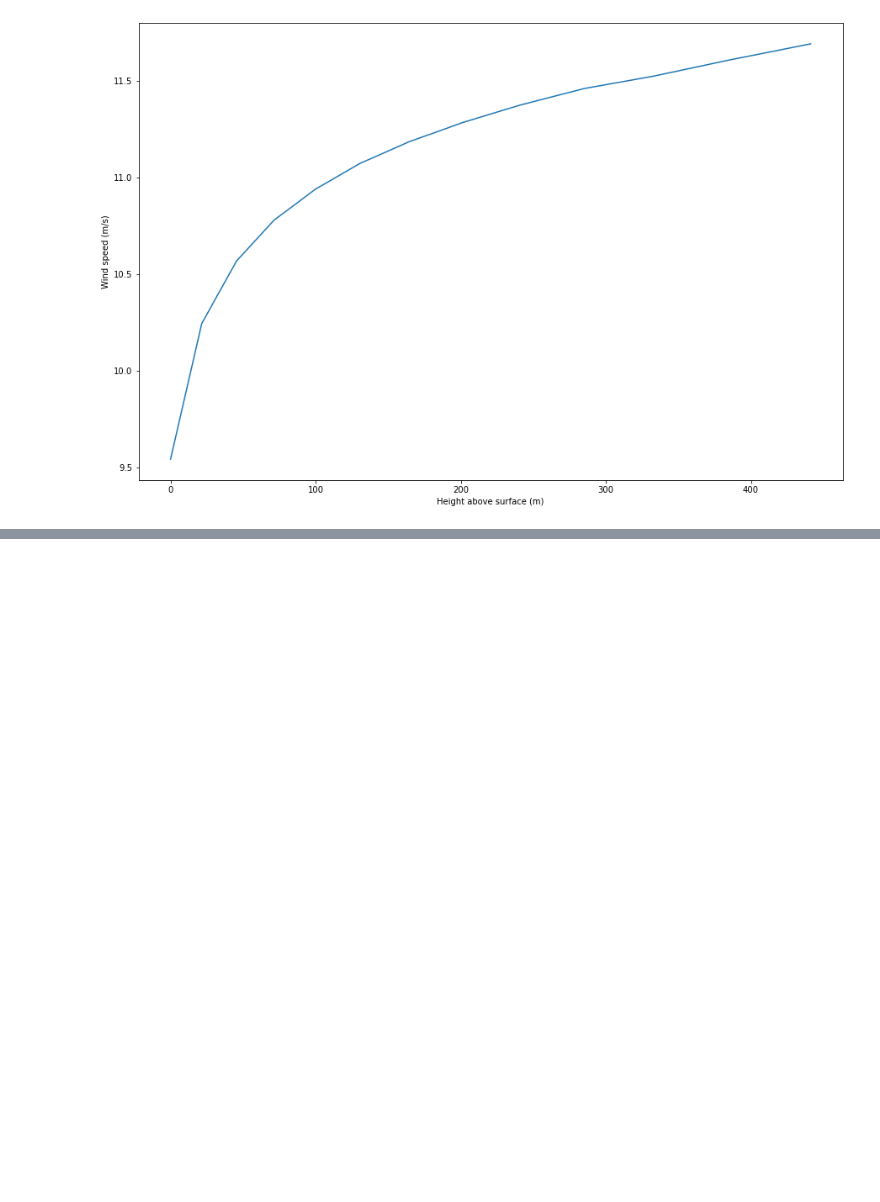
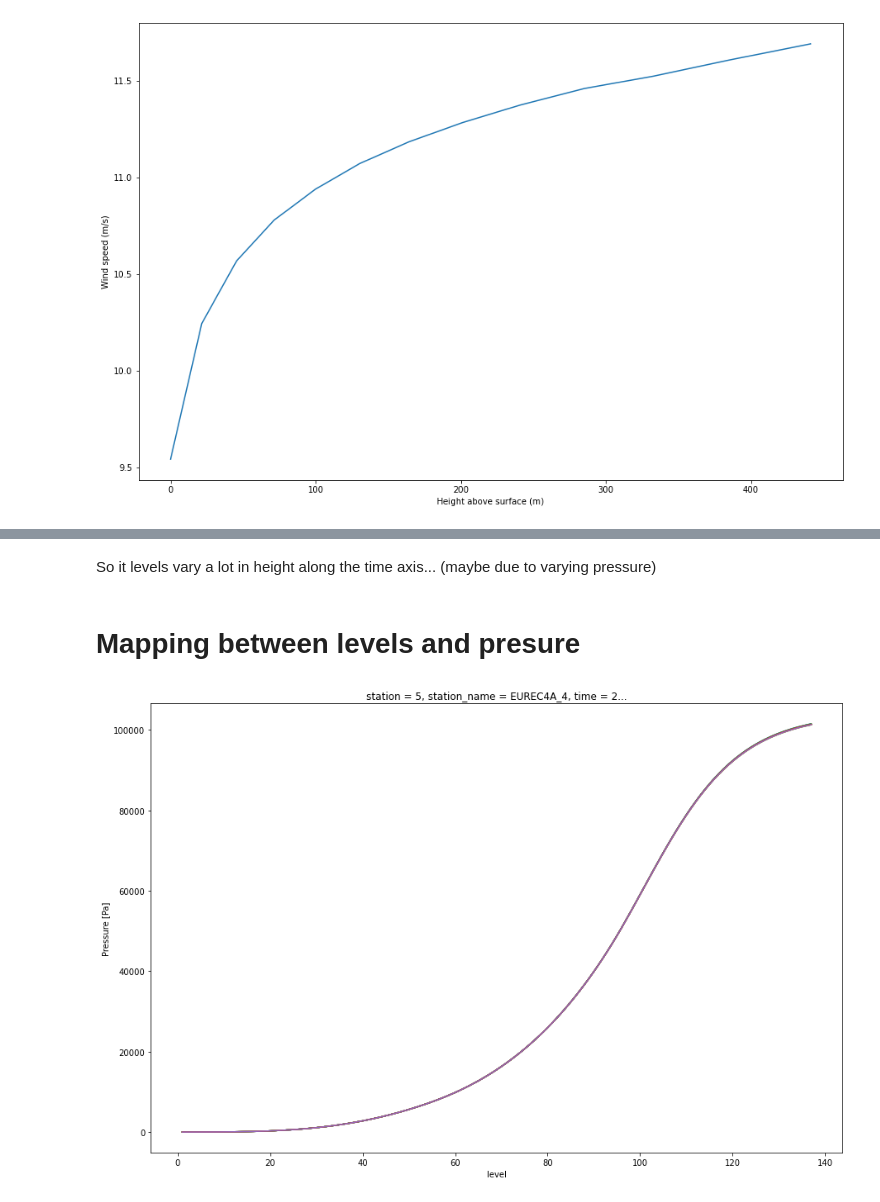
Before and after one commit to pepcos/C2HackathonWind, a Jupyter notebook: wind_speed_at_height_above_surface.ipynb, the cells around one changed output, grey strips where cells are left out. Drawn from its saved outputs; the diff is of its cells as text; code cells hidden in the pictures; blank space fills up the shorter version.

```diff
--- a/wind_speed_at_height_above_surface.ipynb
+++ b/wind_speed_at_height_above_surface.ipynb
@@ -51,0 +68,11 @@ plt.xlabel('Height above surface (m)');
+# %% [markdown]
+So it levels vary a lot in height along the time axis... (maybe due to varying pressure)
+# %% [markdown]
+# Mapping between levels and presure
+# %%
+for s in range(5):
+    a = ds.p.isel(station=s, time=[1, 100, 1000])
+    for t in range(3):
+        a.isel(time=t).plot()
+# %% [output]
+[figure, added]
```
Also changed, not shown: parts of 13 cells of this notebook.
